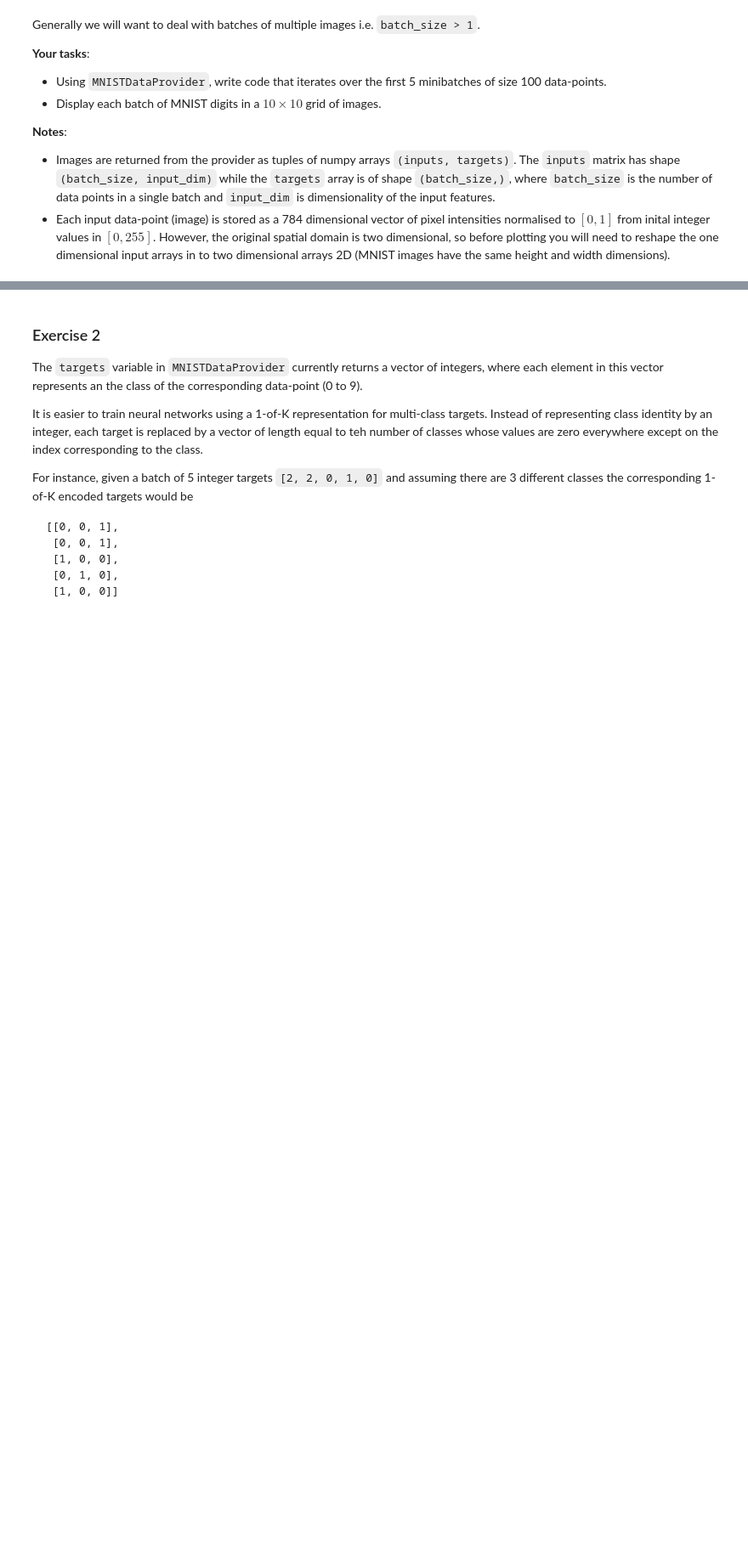
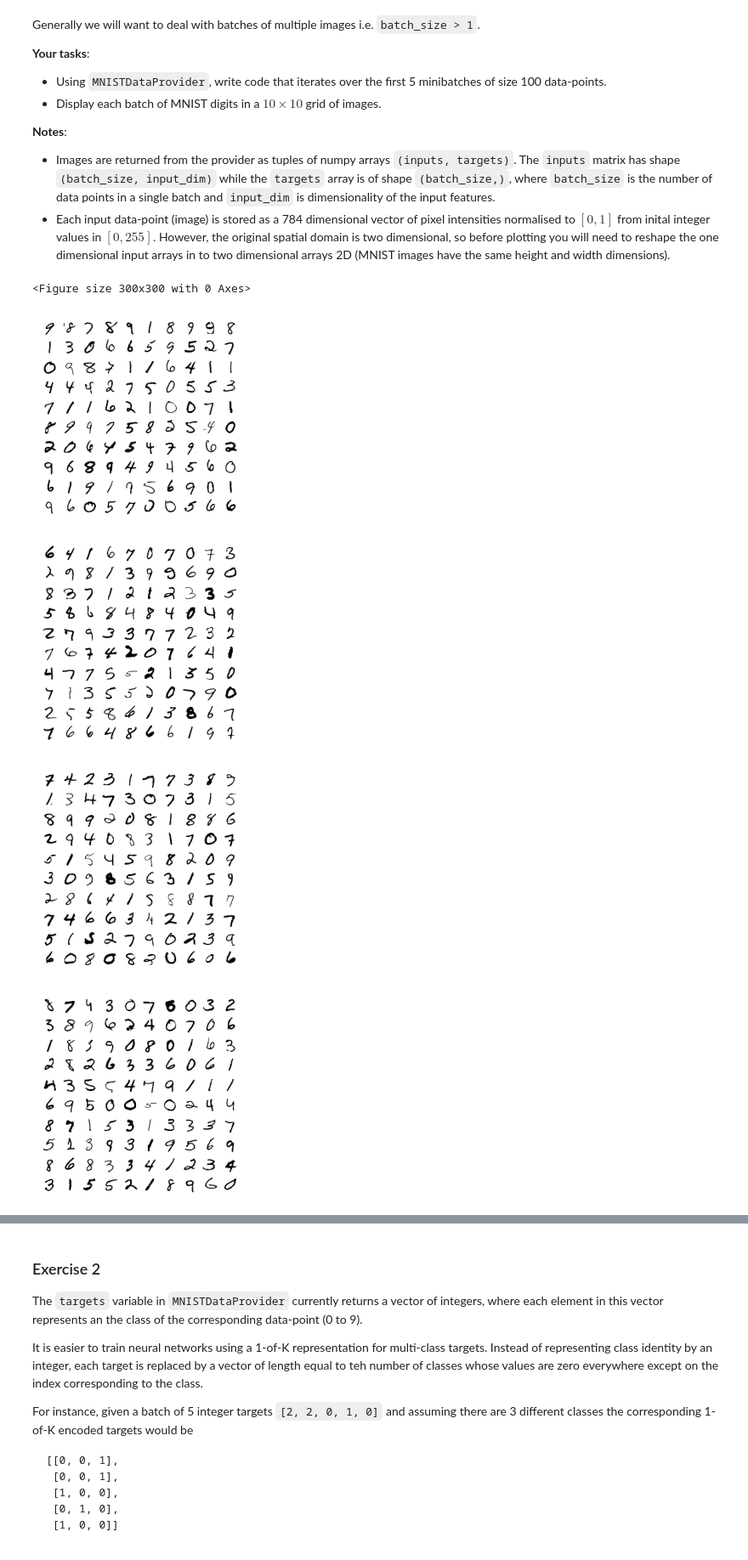
Before and after one commit to excepto64/mlpractical, a Jupyter notebook: notebooks/01_Introduction.ipynb, the cells around one changed output, grey strips where cells are left out. Shown: that part at 85% size. Cells and saved outputs as stored; diff of their text form; code cells hidden in the pictures; blank space fills up the shorter version.

```diff
--- a/notebooks/01_Introduction.ipynb
+++ b/notebooks/01_Introduction.ipynb
@@ -60,13 +60,39 @@ Generally we will want to deal with batches of multiple images i.e. `batch_size
 # %%
 # write your code here for iterating over five batches of
 # 100 data points each and displaying as 10x10 grids
 
 def show_batch_of_images(img_batch, fig_size=(3, 3)):
     #Expected shape of img_batch: (batch_size, im_height, im_width)
-    raise NotImplementedError('Write me!')
+    assert (img_batch.shape == (100, 28, 28)), (
+        'Expected img_batch.shape = (100, 28, 28). '
+        f'Got {img_batch.shape}'
+    )
+    # Create figute
+    fig = plt.figure(figsize=fig_size)
+    # For each digit add a subplot with that digit
+    for i in range(100):
+        ax = fig.add_subplot(10, 10, (i+1)) #rows, columns, index
+        ax.imshow(img_batch[i], cmap='Greys')
+        ax.axis('off')
+    # Display figure
+    plt.show()
+    return fig
+
 
 batch_size = 100
 num_batches = 5
 
 #TODO: initialize the MNISTDataProvider class and iterate over batches
 # with the show_batch_of_images function
+mnist_dp = data_providers.MNISTDataProvider(
+    which_set='valid', batch_size=batch_size, max_num_batches=num_batches, shuffle_order=True)
+
+for inputs, targets in mnist_dp:
+    square_inputs = inputs.reshape((100, 28, 28))
+    show_batch_of_images(square_inputs)
+# %% [output]
+<Figure size 300x300 with 0 Axes>
+[figure, added]
+[figure, added]
+[figure, added]
+[figure, added]
```
Also changed, not shown: parts of 1 cell of this notebook.
